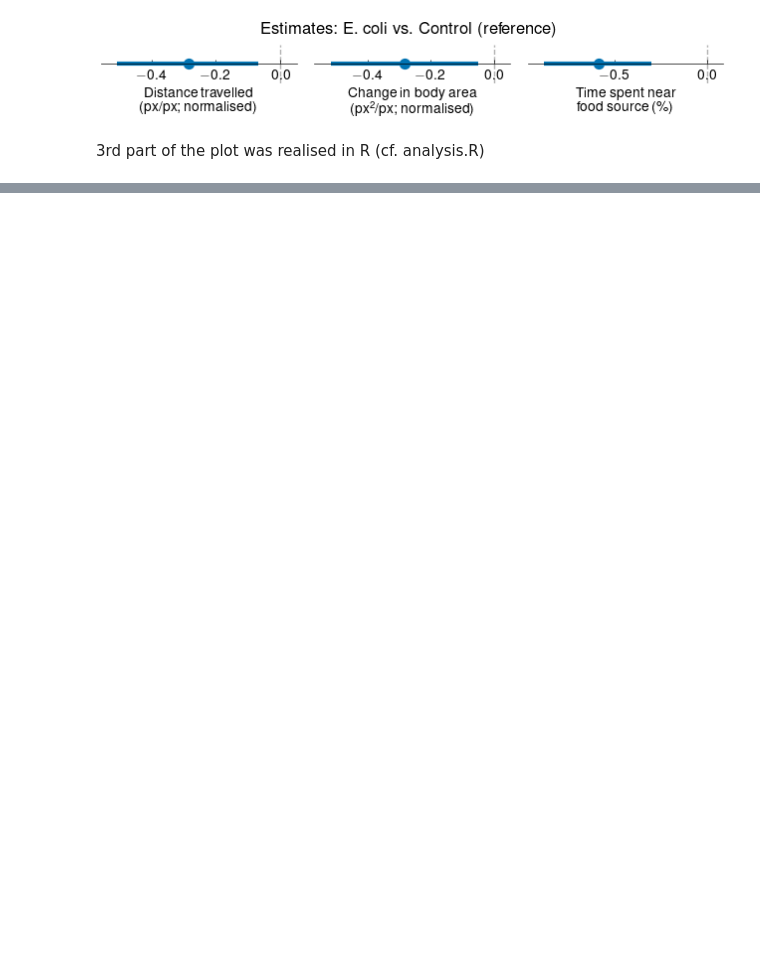
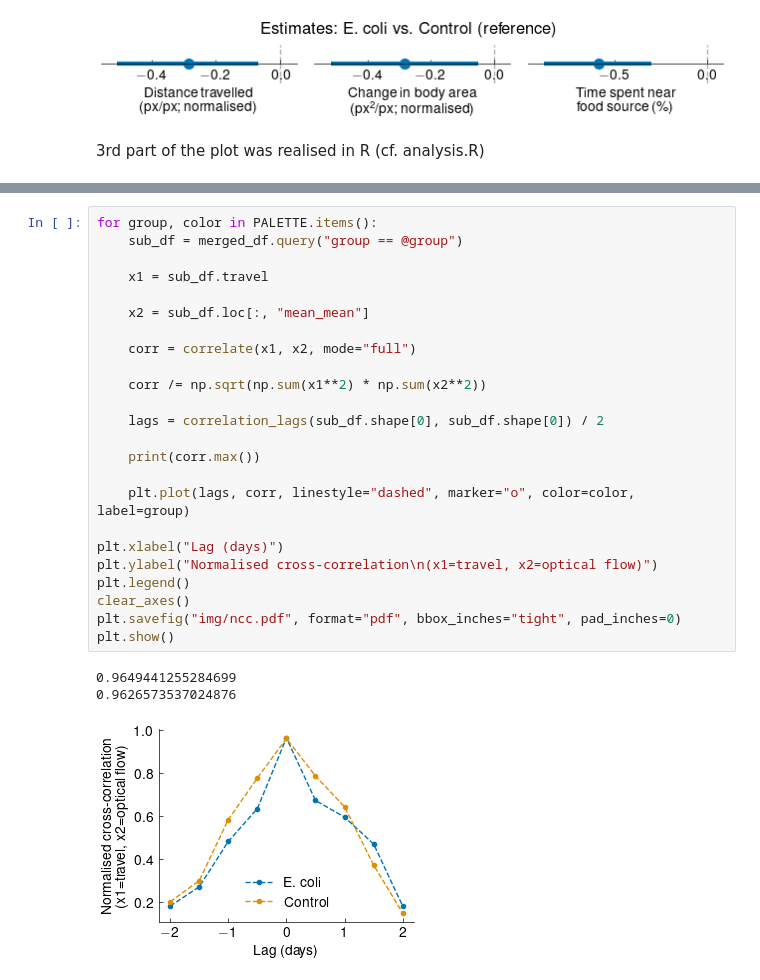
Before and after one commit to Neclow/dlc4ecoli, a Jupyter notebook: plots.ipynb, the cells around one changed output, grey strips where cells are left out. Saved outputs shown, nothing was run; the diff lists cells and outputs as text; blank space fills up the shorter version.

```diff
--- a/plots.ipynb
+++ b/plots.ipynb
@@ -596,0 +712,28 @@ plt.show()
+# %%
+for group, color in PALETTE.items():
+    sub_df = merged_df.query("group == @group")
+
+    x1 = sub_df.travel
+
+    x2 = sub_df.loc[:, "mean_mean"]
+
+    corr = correlate(x1, x2, mode="full")
+
+    corr /= np.sqrt(np.sum(x1**2) * np.sum(x2**2))
+
+    lags = correlation_lags(sub_df.shape[0], sub_df.shape[0]) / 2
+
+    print(corr.max())
+
+    plt.plot(lags, corr, linestyle="dashed", marker="o", color=color, label=group)
+
+plt.xlabel("Lag (days)")
+plt.ylabel("Normalised cross-correlation\n(x1=travel, x2=optical flow)")
+plt.legend()
+clear_axes()
+plt.savefig("img/ncc.pdf", format="pdf", bbox_inches="tight", pad_inches=0)
+plt.show()
+# %% [output]
+0.9649441255284699
+0.9626573537024876
+[figure, added]
```
Also changed, not shown: parts of 15 cells of this notebook, 23 other files.
